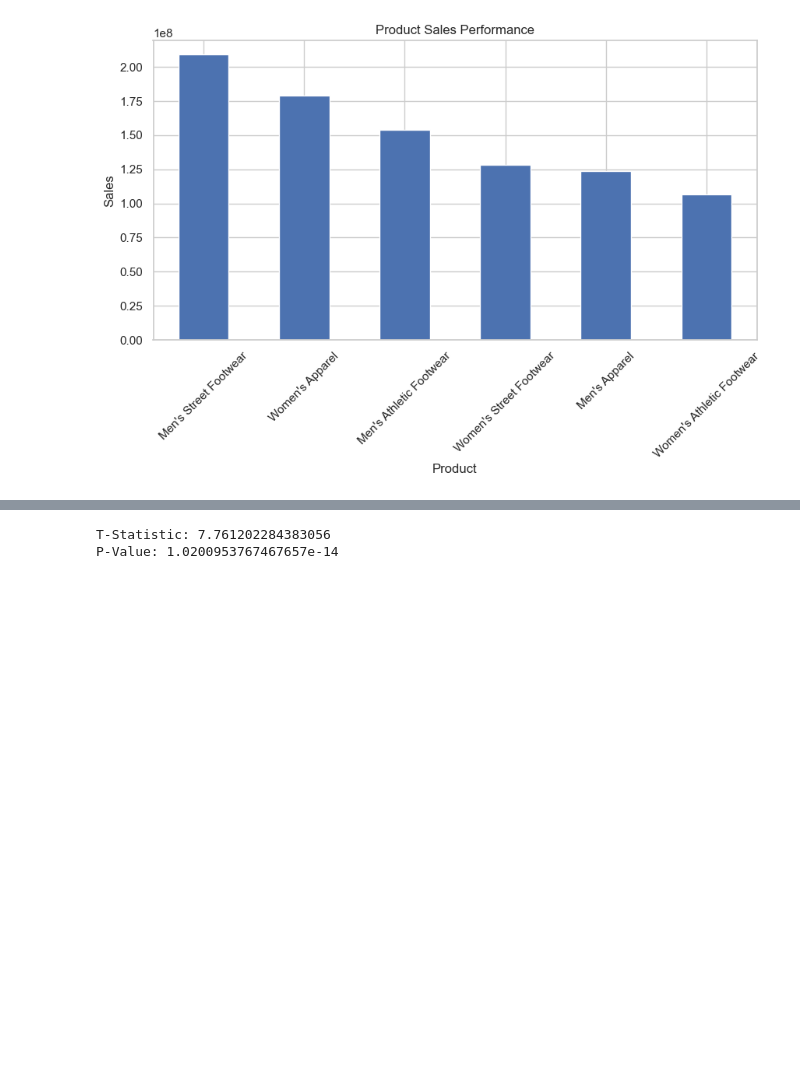
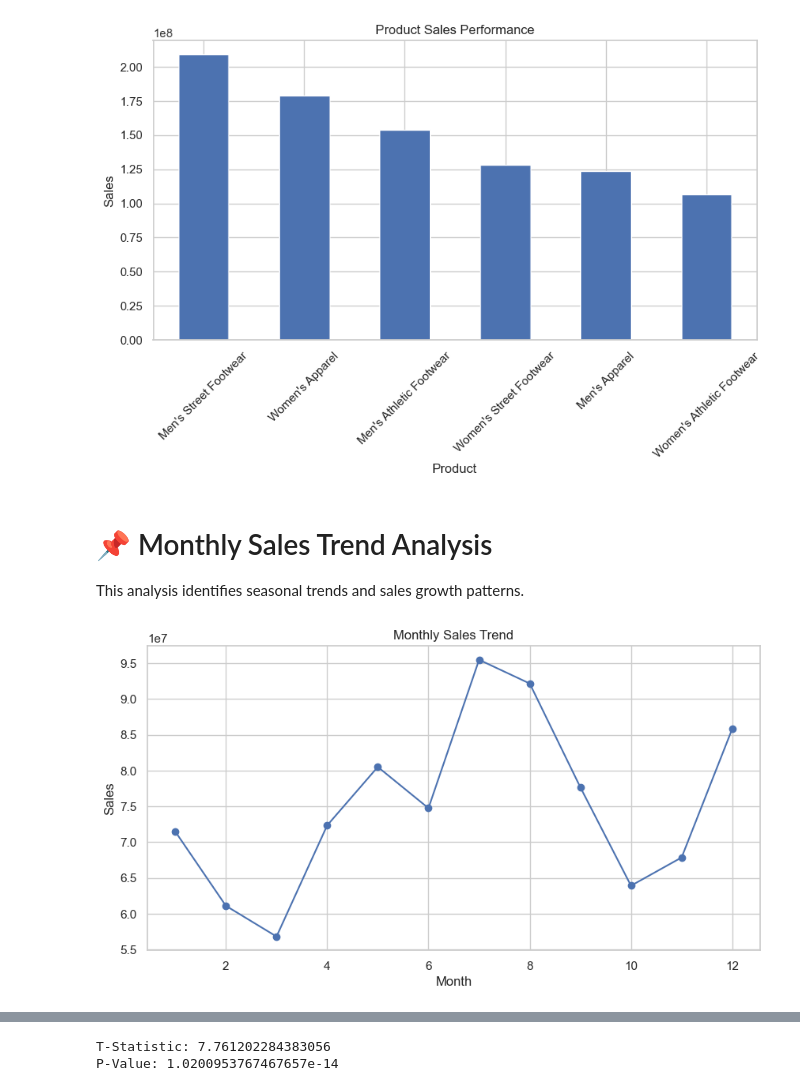
Before and after one commit to Rakshitha572/Task_4_DataStoryTelling_StatisticalValidation, a Jupyter notebook: notebooks/statistical_validation.ipynb, the cells around one changed output, grey strips where cells are left out. Cells and saved outputs as stored; diff of their text form; code cells hidden in the pictures; blank space fills up the shorter version.

```diff
--- a/notebooks/statistical_validation.ipynb
+++ b/notebooks/statistical_validation.ipynb
@@ -85,3 +189,27 @@ plt.xticks(rotation=45)
 plt.show()
 # %% [output]
 [figure]
+# %% [markdown]
+# 📌 Monthly Sales Trend Analysis
+
+This analysis identifies seasonal trends and sales growth patterns.
+# %%
+df['Invoice Date'] = pd.to_datetime(df['Invoice Date'])
+
+df['Month'] = df['Invoice Date'].dt.month
+
+monthly_sales = df.groupby('Month')['Total Sales'].sum()
+
+plt.figure(figsize=(10,5))
+
+monthly_sales.plot(marker='o')
+
+plt.title("Monthly Sales Trend")
+
+plt.xlabel("Month")
+
+plt.ylabel("Sales")
+
+plt.show()
+# %% [output]
+[figure, added]
```
Also changed, not shown: parts of 34 cells of this notebook, 1 other file.
